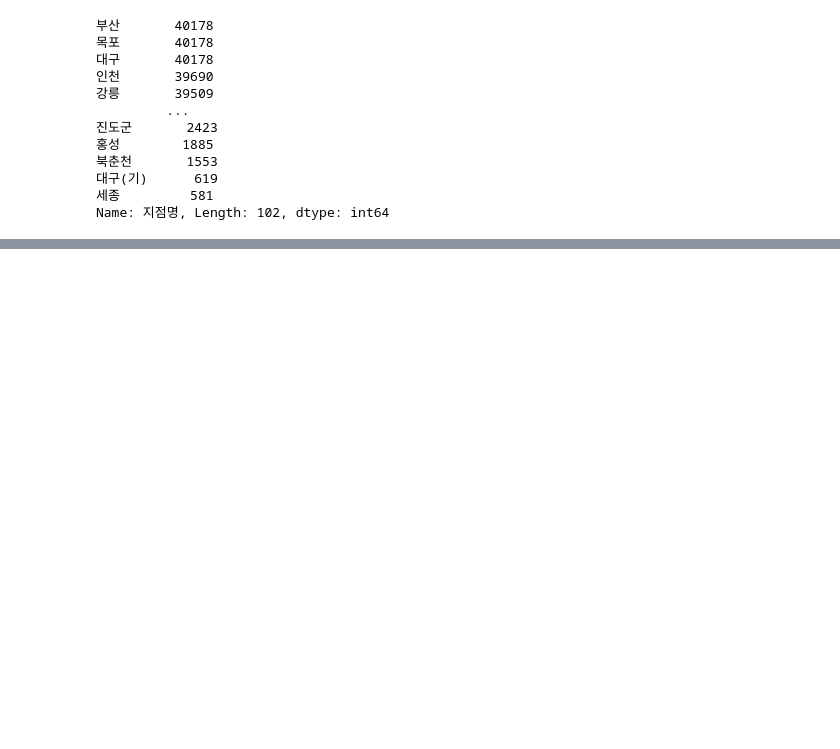
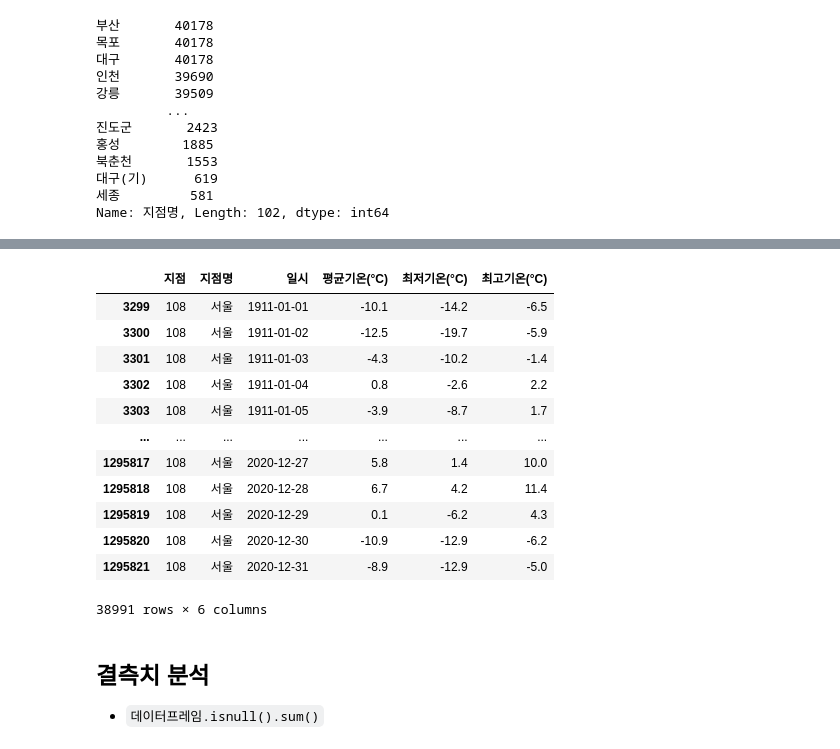
Before and after one commit to limetree-indigo/python-visualization, a Jupyter notebook: 08 서울시 연간 기온변화 시각화/08 서울시 연간 기온변화 분석 및 시각화.ipynb, the cells around one changed output, grey strips where cells are left out. Saved outputs shown, nothing was run; the diff lists cells and outputs as text; code cells hidden in the pictures; blank space fills up the shorter version.

```diff
--- a/08 서울시 연간 기온변화 시각화/08 서울시 연간 기온변화 분석 및 시각화.ipynb
+++ b/08 서울시 연간 기온변화 시각화/08 서울시 연간 기온변화 분석 및 시각화.ipynb
@@ -199,0 +204,20 @@ Name: 지점명, Length: 102, dtype: int64
+# %%
+df_seoul = df[df['지점명']=='서울'].copy()
+df_seoul
+# %% [output]
+|  | 지점 | 지점명 | 일시 | 평균기온(°C) | 최저기온(°C) | 최고기온(°C) |
+| 3299 | 108 | 서울 | 1911-01-01 | -10.1 | -14.2 | -6.5 |
+| 3300 | 108 | 서울 | 1911-01-02 | -12.5 | -19.7 | -5.9 |
+| 3301 | 108 | 서울 | 1911-01-03 | -4.3 | -10.2 | -1.4 |
+| 3302 | 108 | 서울 | 1911-01-04 | 0.8 | -2.6 | 2.2 |
+| 3303 | 108 | 서울 | 1911-01-05 | -3.9 | -8.7 | 1.7 |
+| ... | ... | ... | ... | ... | ... | ... |
+| 1295817 | 108 | 서울 | 2020-12-27 | 5.8 | 1.4 | 10.0 |
+| 1295818 | 108 | 서울 | 2020-12-28 | 6.7 | 4.2 | 11.4 |
+| 1295819 | 108 | 서울 | 2020-12-29 | 0.1 | -6.2 | 4.3 |
+| 1295820 | 108 | 서울 | 2020-12-30 | -10.9 | -12.9 | -6.2 |
+| 1295821 | 108 | 서울 | 2020-12-31 | -8.9 | -12.9 | -5.0 |
+38991 rows × 6 columns
+# %% [markdown]
+## 결측치 분석
+- `데이터프레임.isnull().sum()`
```
Also changed, not shown: parts of 12 cells of this notebook.
